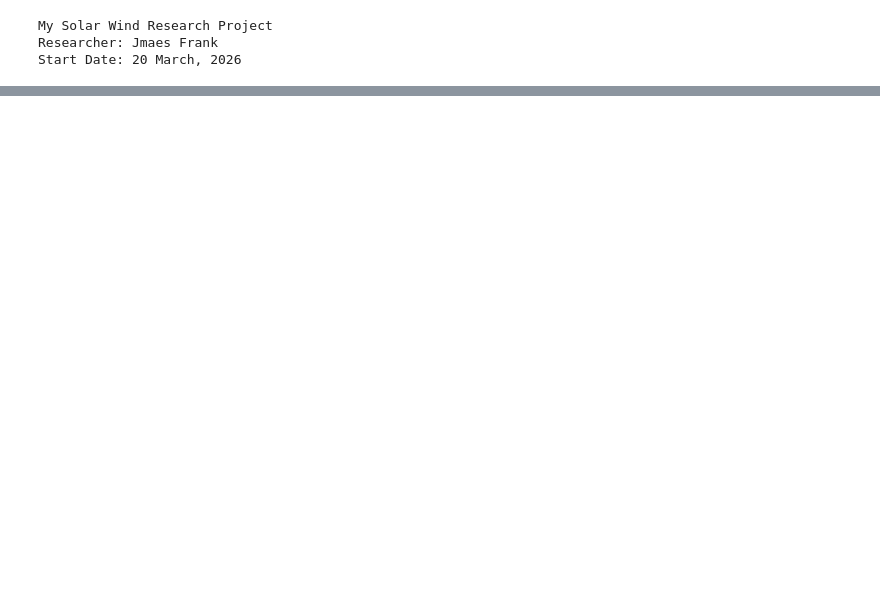
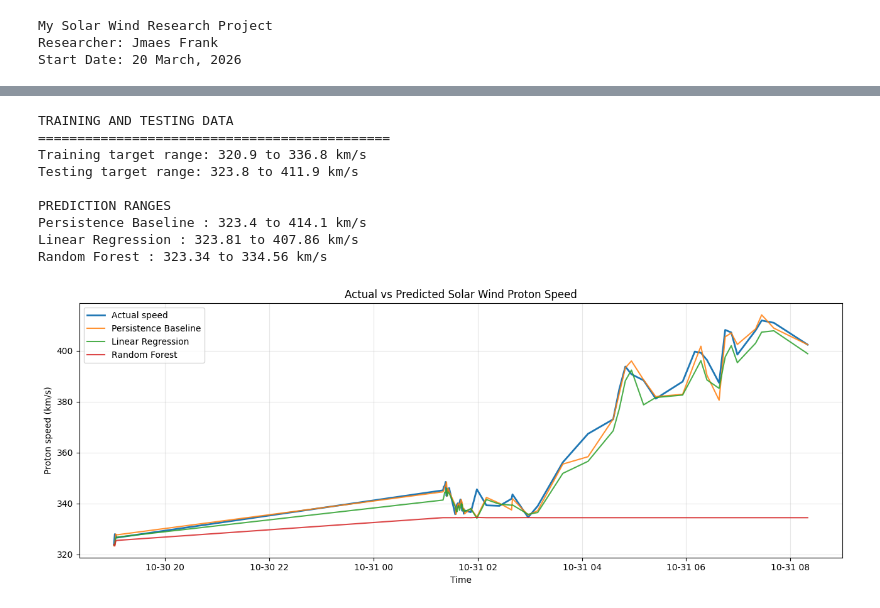
Before and after one commit to JamesFrank-Collab/Solar-Wind-Prediction-Study, a Jupyter notebook: Copy_of_solar_wind_analysis.ipynb, the cells around one changed output, grey strips where cells are left out. Cells and saved outputs as stored; diff of their text form; code cells hidden in the pictures; blank space fills up the shorter version.

```diff
--- a/Copy_of_solar_wind_analysis.ipynb
+++ b/Copy_of_solar_wind_analysis.ipynb
@@ -630,0 +1118,63 @@ dtype: timedelta64[ns]
+# %%
+# DIAGNOSTIC ANALYSIS OF MODEL PERFORMANCE
+
+print("TRAINING AND TESTING DATA")
+print("=" * 45)
+
+print("Training target range:",
+      round(y_train.min(), 2), "to",
+      round(y_train.max(), 2), "km/s")
+
+print("Testing target range:",
+      round(y_test.min(), 2), "to",
+      round(y_test.max(), 2), "km/s")
+
+print("\nPREDICTION RANGES")
+for name, pred in predictions.items():
+    print(
+        name,
+        ":",
+        round(np.min(pred), 2),
+        "to",
+        round(np.max(pred), 2),
+        "km/s"
+    )
+
+# Plot actual and predicted speeds
+import matplotlib.pyplot as plt
+
+plt.figure(figsize=(13, 5))
+
+plt.plot(
+    y_test.index,
+    y_test.values,
+    label="Actual speed",
+    linewidth=2
+)
+
+for name, pred in predictions.items():
+    plt.plot(
+        y_test.index,
+        pred,
+        label=name,
+        alpha=0.85
+    )
+
+plt.title("Actual vs Predicted Solar Wind Proton Speed")
+plt.xlabel("Time")
+plt.ylabel("Proton speed (km/s)")
+plt.legend()
+plt.grid(alpha=0.3)
+plt.tight_layout()
+plt.show()
+# %% [output]
+TRAINING AND TESTING DATA
+=============================================
+Training target range: 320.9 to 336.8 km/s
+Testing target range: 323.8 to 411.9 km/s
+
+PREDICTION RANGES
+Persistence Baseline : 323.4 to 414.1 km/s
+Linear Regression : 323.81 to 407.86 km/s
+Random Forest : 323.34 to 334.56 km/s
+[figure, added]
```
Also changed, not shown: parts of 32 cells of this notebook.
